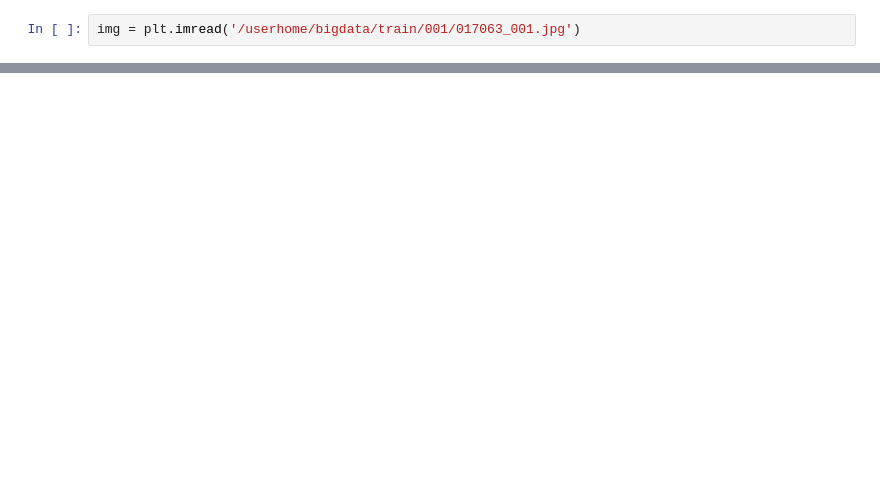
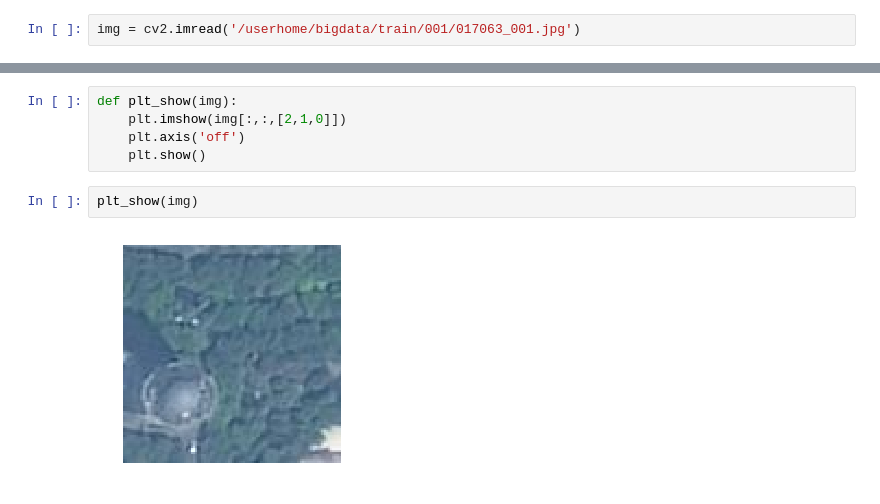
Before and after one commit to luo3300612/xjcontest, a Jupyter notebook: notebook/img_preparation.ipynb, the cells around one changed output, grey strips where cells are left out. Saved outputs shown, nothing was run; the diff lists cells and outputs as text; blank space fills up the shorter version.

```diff
--- a/notebook/img_preparation.ipynb
+++ b/notebook/img_preparation.ipynb
@@ -4,2 +42,2 @@ import matplotlib.pyplot as plt
 # %%
-img = plt.imread('/userhome/bigdata/train/001/017063_001.jpg')
+img = cv2.imread('/userhome/bigdata/train/001/017063_001.jpg')
@@ -10,0 +44,9 @@ plt.imshow(img)
+# %%
+def plt_show(img):
+    plt.imshow(img[:,:,[2,1,0]])
+    plt.axis('off')
+    plt.show()
+# %%
+plt_show(img)
+# %% [output]
+[figure, added]
```
Also changed, not shown: parts of 6 cells of this notebook, 6 other files.
